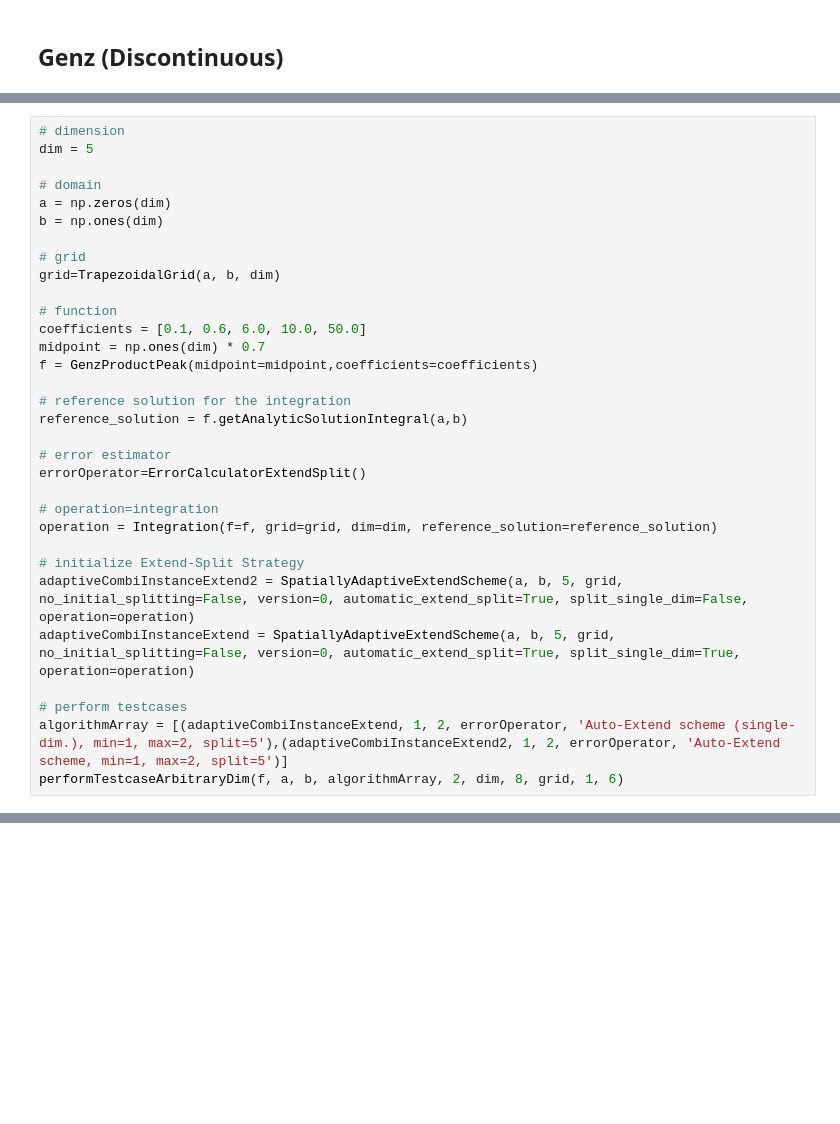
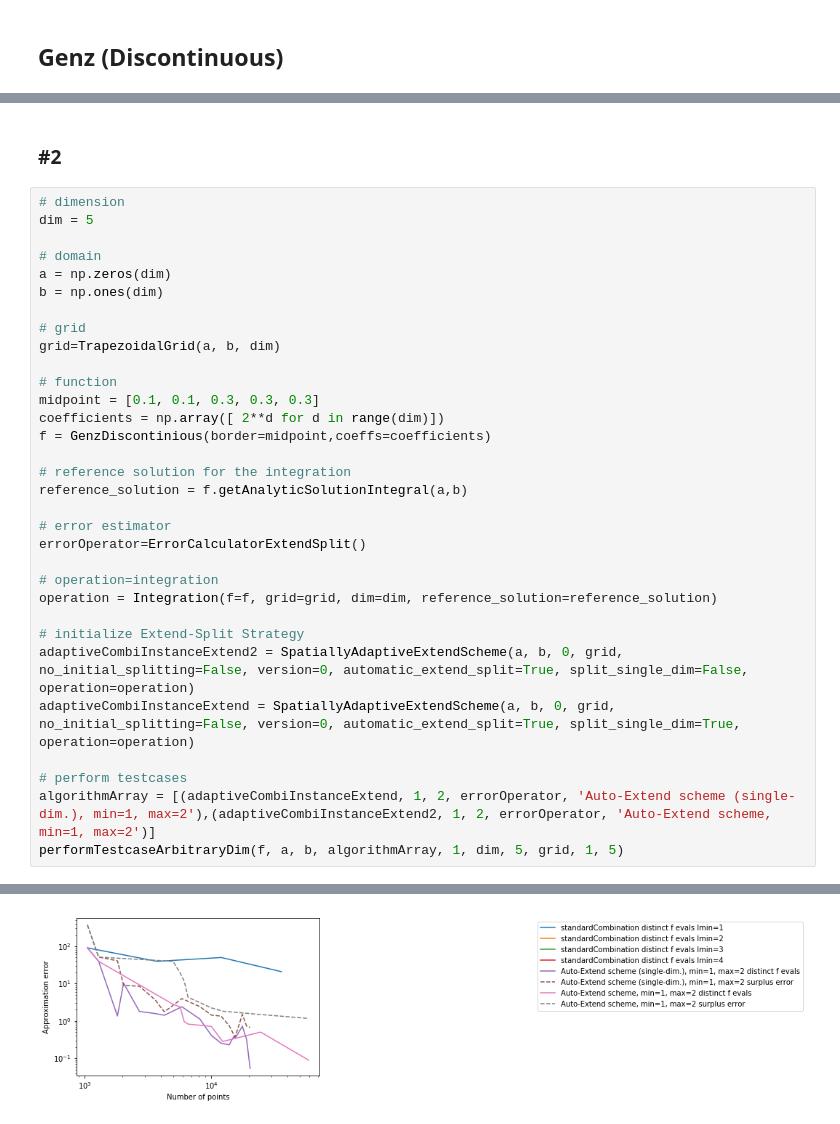
Before and after one commit to obersteiner/sparseSpACE, a Jupyter notebook: Testcases.ipynb, the cells around one changed output, grey strips where cells are left out. Saved outputs shown, nothing was run; the diff lists cells and outputs as text; blank space fills up the shorter version.

```diff
--- a/Testcases.ipynb
+++ b/Testcases.ipynb
@@ -738,3 +670,5 @@ Refined  2  times
+# %% [markdown]
+### #2
 # %%
 # dimension
 dim = 5
@@ -747,9 +681,9 @@ b = np.ones(dim)
 grid=TrapezoidalGrid(a, b, dim)
 
 # function
-coefficients = [0.1, 0.6, 6.0, 10.0, 50.0]
-midpoint = np.ones(dim) * 0.7
-f = GenzProductPeak(midpoint=midpoint,coefficients=coefficients)
+midpoint = [0.1, 0.1, 0.3, 0.3, 0.3]
+coefficients = np.array([ 2**d for d in range(dim)])
+f = GenzDiscontinious(border=midpoint,coeffs=coefficients)
 
 # reference solution for the integration
 reference_solution = f.getAnalyticSolutionIntegral(a,b)
@@ -761,9 +695,10 @@ errorOperator=ErrorCalculatorExtendSplit()
 operation = Integration(f=f, grid=grid, dim=dim, reference_solution=reference_solution)
 
 # initialize Extend-Split Strategy
-adaptiveCombiInstanceExtend2 = SpatiallyAdaptiveExtendScheme(a, b, 5, grid, no_initial_splitting=False, version=0, automatic_extend_split=True, split_single_dim=False, operation=operation)
-adaptiveCombiInstanceExtend = SpatiallyAdaptiveExtendScheme(a, b, 5, grid, no_initial_splitting=False, version=0, automatic_extend_split=True, split_single_dim=True, operation=operation)
+adaptiveCombiInstanceExtend2 = SpatiallyAdaptiveExtendScheme(a, b, 0, grid, no_initial_splitting=False, version=0, automatic_extend_split=True, split_single_dim=False, operation=operation)
+adaptiveCombiInstanceExtend = SpatiallyAdaptiveExtendScheme(a, b, 0, grid, no_initial_splitting=False, version=0, automatic_extend_split=True, split_single_dim=True, operation=operation)
 
 # perform testcases
-algorithmArray = [(adaptiveCombiInstanceExtend, 1, 2, errorOperator, 'Auto-Extend scheme (single-dim.), min=1, max=2, split=5'),(adaptiveCombiInstanceExtend2, 1, 2, errorOperator, 'Auto-Extend scheme, min=1, max=2, split=5')]
-performTestcaseArbitraryDim(f, a, b, algorithmArray, 2, dim, 8, grid, 1, 6)
+algorithmArray = [(adaptiveCombiInstanceExtend, 1, 2, errorOperator, 'Auto-Extend scheme (single-dim.), min=1, max=2'),(adaptiveCombiInstanceExtend2, 1, 2, errorOperator, 'Auto-Extend scheme, min=1, max=2')]
+performTestcaseArbitraryDim(f, a, b, algorithmArray, 1, dim, 5, grid, 1, 5)
+# %% [output]
@@ -769,0 +722 @@ performTestcaseArbitraryDim(f, a, b, algorithmArray, 2, dim, 8, grid, 1, 6)
+[figure, added]
```
Also changed, not shown: parts of 18 cells of this notebook, 5 other files.
